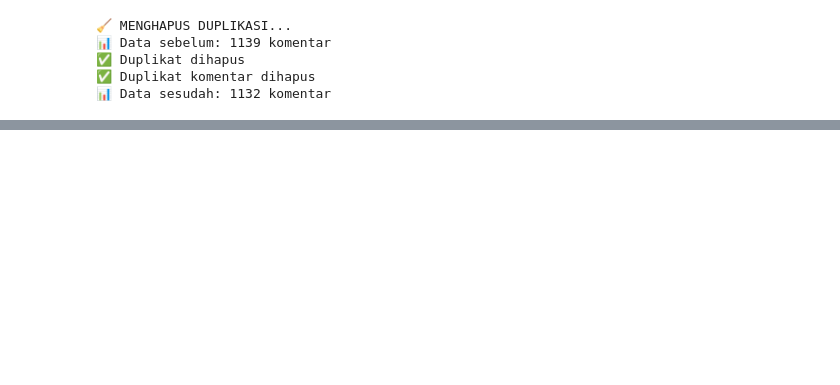
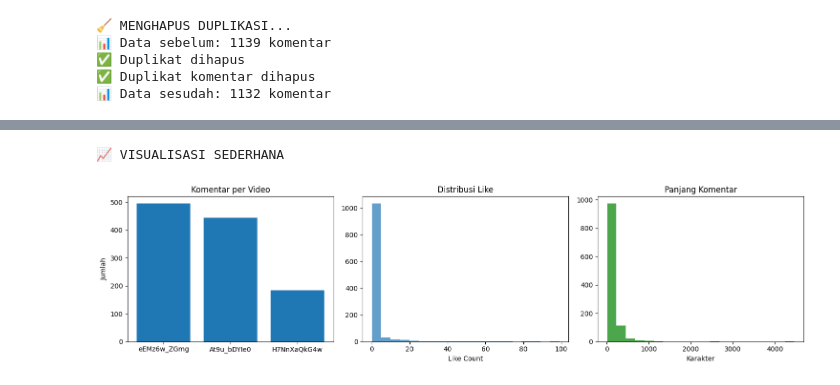
Before and after one commit to Ikrar37/scraping-komen-youtube, a Jupyter notebook: youtube_cleaning.ipynb, the cells around one changed output, grey strips where cells are left out. Cells and saved outputs as stored; diff of their text form; code cells hidden in the pictures; blank space fills up the shorter version.

```diff
--- a/youtube_cleaning.ipynb
+++ b/youtube_cleaning.ipynb
@@ -294,0 +336,29 @@ print(f"\n📊 TOTAL KOMENTAR BERSIH: {len(df)}")
+# %%
+# Cell 7 - VISUALISASI SEDERHANA
+print("📈 VISUALISASI SEDERHANA")
+
+import matplotlib.pyplot as plt
+
+fig, axes = plt.subplots(1, 3, figsize=(15, 4))
+
+# 1. Komentar per video
+video_counts = df['video_id'].value_counts()
+axes[0].bar(video_counts.index, video_counts.values)
+axes[0].set_title('Komentar per Video')
+axes[0].set_ylabel('Jumlah')
+
+# 2. Distribusi like
+axes[1].hist(df['like_count'], bins=20, alpha=0.7)
+axes[1].set_title('Distribusi Like')
+axes[1].set_xlabel('Like Count')
+
+# 3. Panjang komentar
+axes[2].hist(df['comment_clean'].str.len(), bins=20, alpha=0.7, color='green')
+axes[2].set_title('Panjang Komentar')
+axes[2].set_xlabel('Karakter')
+
+plt.tight_layout()
+plt.show()
+# %% [output]
+📈 VISUALISASI SEDERHANA
+[figure, added]
```
Also changed, not shown: parts of 14 cells of this notebook.
